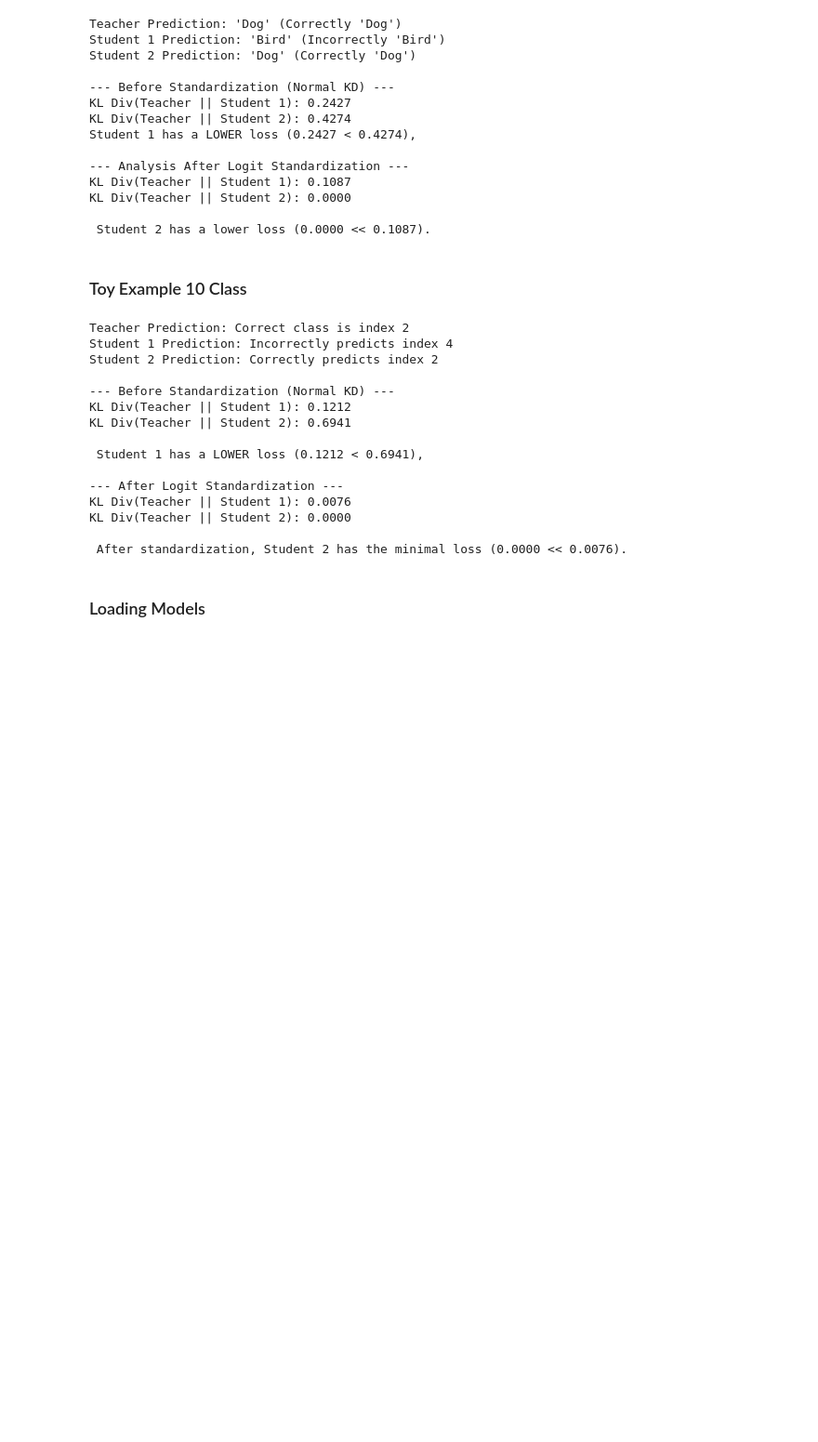
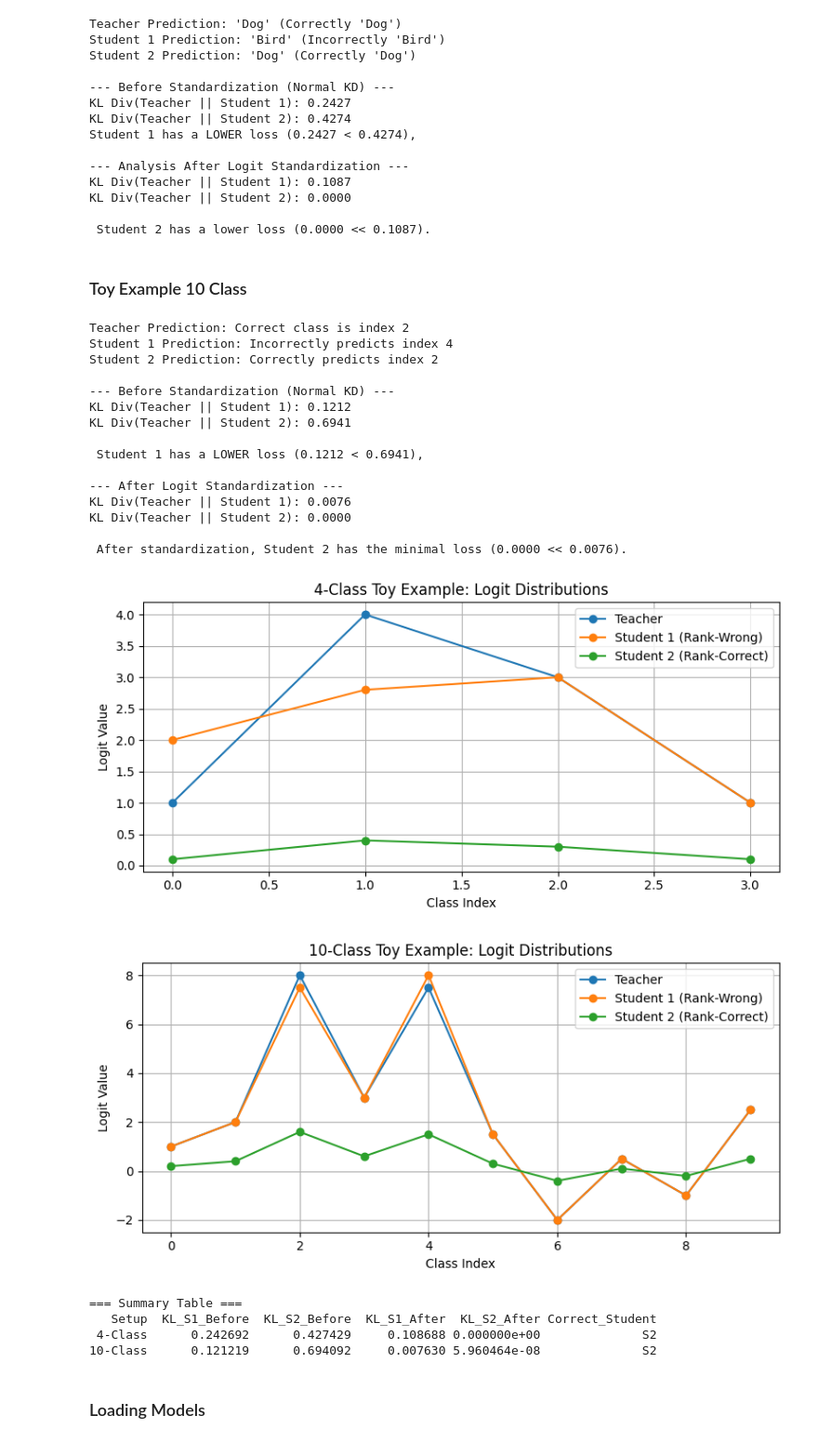
Before and after one commit to ha405/Knowledge-Distillation, a Jupyter notebook: LogitMatching_Limitations.ipynb, the cells around one changed output. Shown at 93% size. Drawn from its saved outputs; the diff is of its cells as text; code cells hidden in the pictures; blank space fills up the shorter version.

```diff
--- a/LogitMatching_Limitations.ipynb
+++ b/LogitMatching_Limitations.ipynb
@@ -98,7 +98,7 @@ def calculate_kl(student_logits, teacher_logits, temperature=1.0, standardize=Fa
     teacher_probs = F.softmax(teacher_logits_p / temperature, dim=-1)
     student_log_probs = F.log_softmax(student_logits_p / temperature, dim=-1)
     kl_div = F.kl_div(student_log_probs, teacher_probs, reduction='batchmean')
-    return max(kl_div.item(), 0.0)
+    return kl_div.item()
 
 # Teacher's top two logits (at indices 2 and 4) are close.
 teacher_logits_10 = torch.tensor([[1.0, 2.0, 8.0, 3.0, 7.5, 1.5, -2.0, 0.5, -1.0, 2.5]])
@@ -156,6 +156,55 @@ KL Div(Teacher || Student 1): 0.0076
 KL Div(Teacher || Student 2): 0.0000
 
  After standardization, Student 2 has the minimal loss (0.0000 << 0.0076).
+# %%
+import matplotlib.pyplot as plt
+import pandas as pd
+
+def plot_logits(logits_dict, title):
+    plt.figure(figsize=(8, 4))
+    for name, logits in logits_dict.items():
+        plt.plot(range(len(logits[0])), logits[0], marker='o', label=name)
+    plt.title(title)
+    plt.xlabel('Class Index')
+    plt.ylabel('Logit Value')
+    plt.legend()
+    plt.grid(True)
+    plt.tight_layout()
+    plt.show()
+
+# === 4-Class Plot ===
+plot_logits({
+    "Teacher": teacher_logits,
+    "Student 1 (Rank-Wrong)": student1_logits,
+    "Student 2 (Rank-Correct)": student2_logits
+}, "4-Class Toy Example: Logit Distributions")
+
+# === 10-Class Plot ===
+plot_logits({
+    "Teacher": teacher_logits_10,
+    "Student 1 (Rank-Wrong)": student1_logits_10,
+    "Student 2 (Rank-Correct)": student2_logits_10
+}, "10-Class Toy Example: Logit Distributions")
+
+# === Summary Table ===
+toy_summary = pd.DataFrame({
+    "Setup": ["4-Class", "10-Class"],
+    "KL_S1_Before": [kl_s1_before, kl_s1_before_10],
+    "KL_S2_Before": [kl_s2_before, kl_s2_before_10],
+    "KL_S1_After": [kl_s1_after, kl_s1_after_10],
+    "KL_S2_After": [kl_s2_after, kl_s2_after_10],
+    "Correct_Student": ["S2", "S2"]
+})
+
+print("\n=== Summary Table ===")
+print(toy_summary.to_string(index=False))
+# %% [output]
+[figure, added]
+[figure, added]
+=== Summary Table ===
+   Setup  KL_S1_Before  KL_S2_Before  KL_S1_After  KL_S2_After Correct_Student
+ 4-Class      0.242692      0.427429     0.108688 0.000000e+00              S2
+10-Class      0.121219      0.694092     0.007630 5.960464e-08              S2
 # %% [markdown]
 ### Loading Models
 # %%
```
Also changed, not shown: parts of 2 cells of this notebook.
